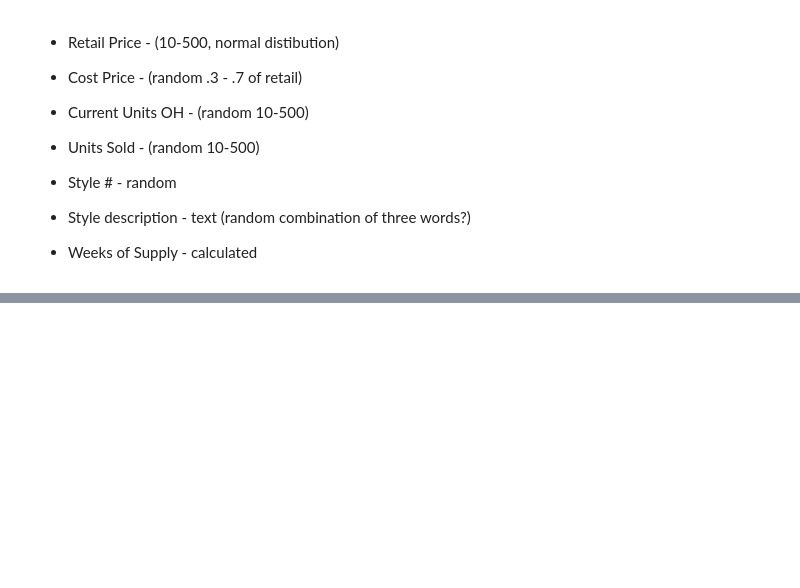
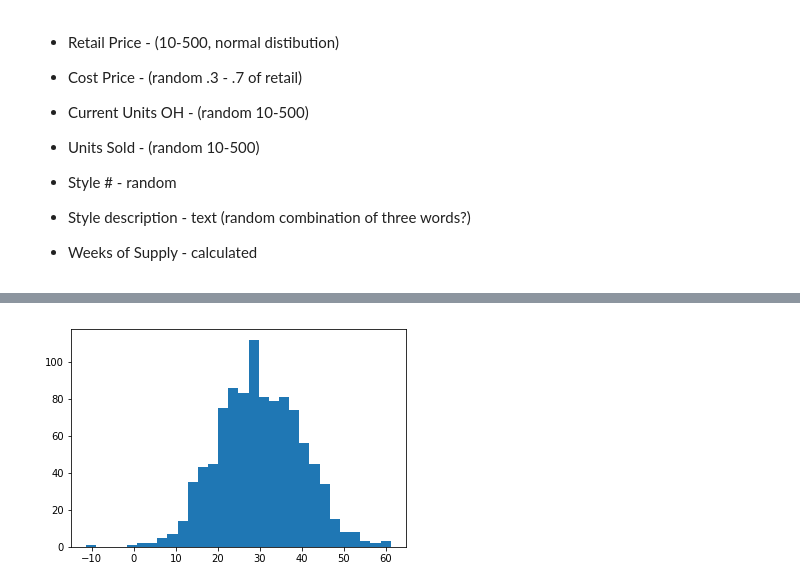
Before and after one commit to jeremymiller00/DataGen, a Jupyter notebook: notebooks/DataGen.ipynb, the cells around one changed output, grey strips where cells are left out. Drawn from its saved outputs; the diff is of its cells as text; code cells hidden in the pictures; blank space fills up the shorter version.

```diff
--- a/notebooks/DataGen.ipynb
+++ b/notebooks/DataGen.ipynb
@@ -62,0 +84,3 @@ df
+# %%
+df = df[['style_num', 'description', 'cost', 'retail', 'Units OH',
+        'Units Sold', 'weeks of supply']]
@@ -62,0 +93,14 @@ df
+# %%
+def corr2cov(p: np.ndarray, s: np.ndarray) -> np.ndarray:
+    """Covariance matrix from correlation & standard deviations"""
+    d = np.diag(s)
+    return d @ p @ d
+# %%
+# make units on hand correlated to retail price
+corr = np.array([[1., 0.7],
+                [0.7, 1.]])
+retail_mean = df['retail'].mean()
+retail_std = df['retail'].std()
+mean = np.array([retail_mean, 30])
+stdev = np.array([retail_std, 10])
+cov = corr2cov(corr, stdev)
@@ -62,0 +112,2 @@ df
+# %%
+unitsOH = np.random.multivariate_normal(mean=mean, cov=cov, size=1000)
@@ -62,0 +124,5 @@ df
+# %%
+plt.hist(unitsOH[:,1], bins=30)
+plt.show()
+# %% [output]
+[figure, added]
```
Also changed, not shown: parts of 16 cells of this notebook.
